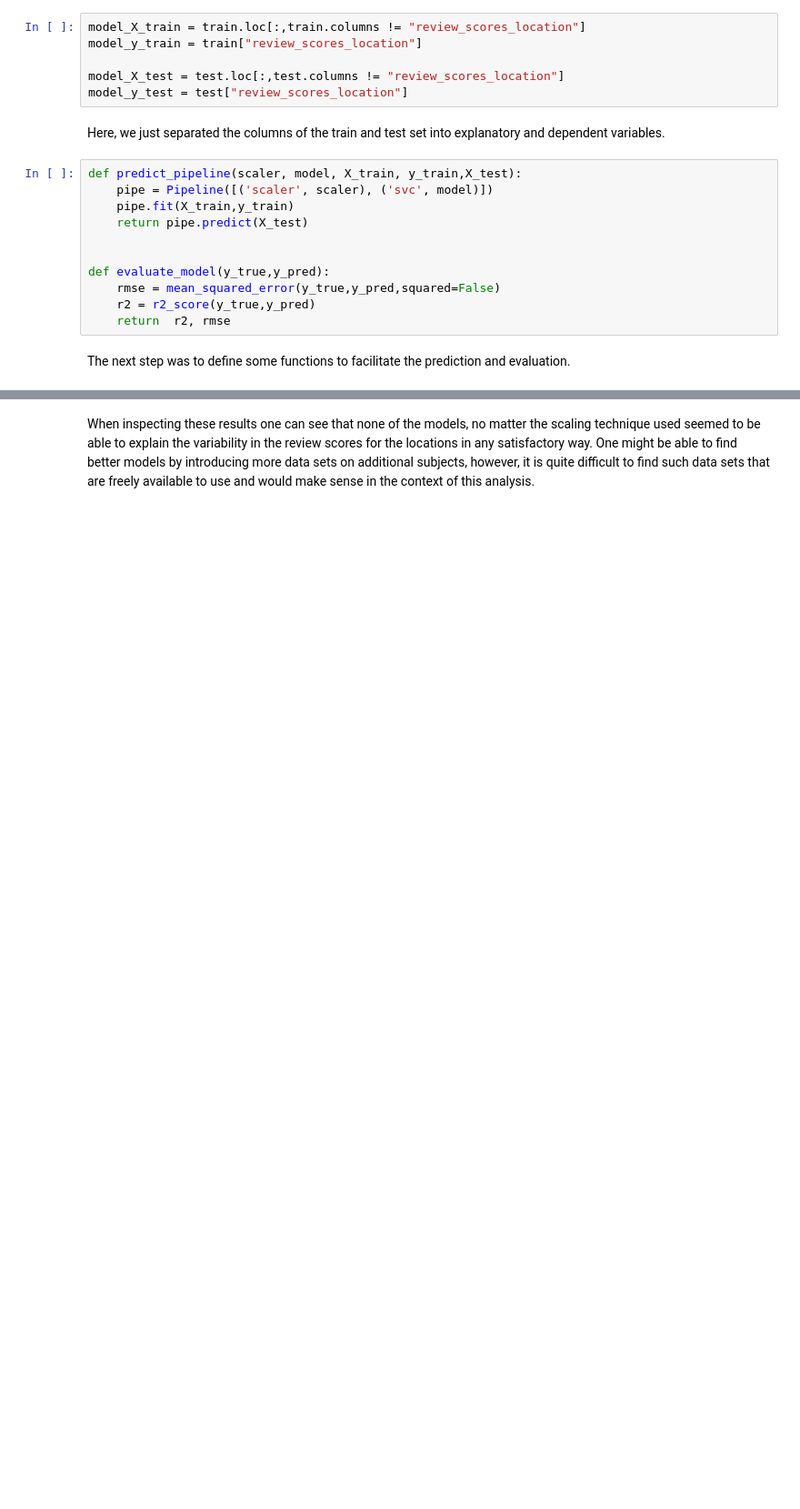
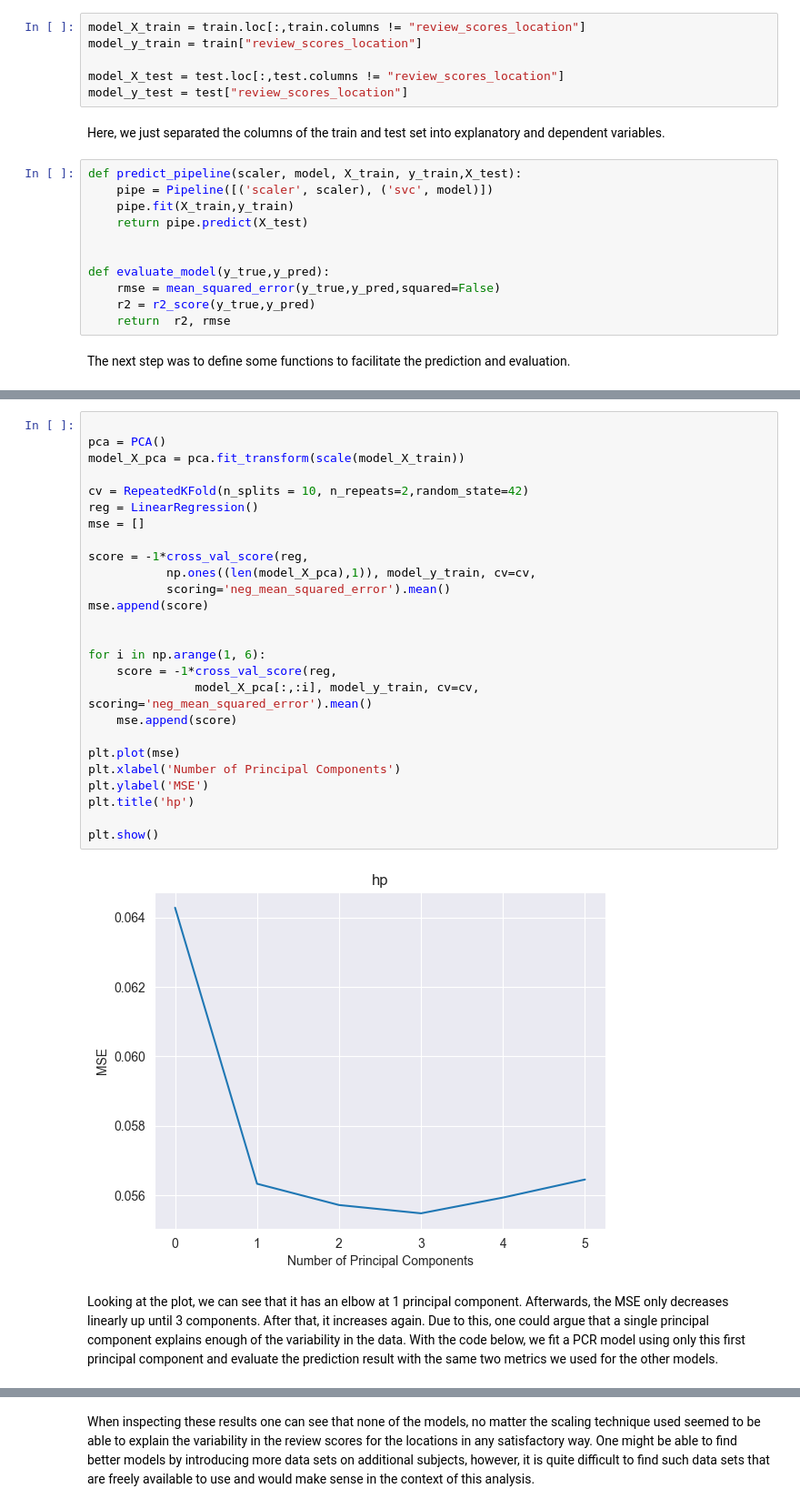
Before and after one commit to EderChri/DOPP, a Jupyter notebook: Group_17.ipynb, the cells around one changed output, grey strips where cells are left out. Shown at 91% size. Cells and saved outputs as stored; diff of their text form; blank space fills up the shorter version.

```diff
--- a/Group_17.ipynb
+++ b/Group_17.ipynb
@@ -1105,0 +869,30 @@ Index(['index', 'Point', 'accommodates', 'grid_id', 'id', 'number_of_reviews',
+# %%
+
+pca = PCA()
+model_X_pca = pca.fit_transform(scale(model_X_train))
+
+cv = RepeatedKFold(n_splits = 10, n_repeats=2,random_state=42)
+reg = LinearRegression()
+mse = []
+
+score = -1*cross_val_score(reg,
+           np.ones((len(model_X_pca),1)), model_y_train, cv=cv,
+           scoring='neg_mean_squared_error').mean()
+mse.append(score)
+
+
+for i in np.arange(1, 6):
+    score = -1*cross_val_score(reg,
+               model_X_pca[:,:i], model_y_train, cv=cv, scoring='neg_mean_squared_error').mean()
+    mse.append(score)
+
+plt.plot(mse)
+plt.xlabel('Number of Principal Components')
+plt.ylabel('MSE')
+plt.title('hp')
+
+plt.show()
+# %% [output]
+[figure, added]
+# %% [markdown]
+Looking at the plot, we can see that it has an elbow at 1 principal component. Afterwards, the MSE only decreases linearly up until 3 components. After that, it increases again. Due to this, one could argue that a single principal component explains enough of the variability in the data. With the code below, we fit a PCR model using only this first principal component and evaluate the prediction result with the same two metrics we used for the other models.
```
Also changed, not shown: parts of 55 cells of this notebook.
